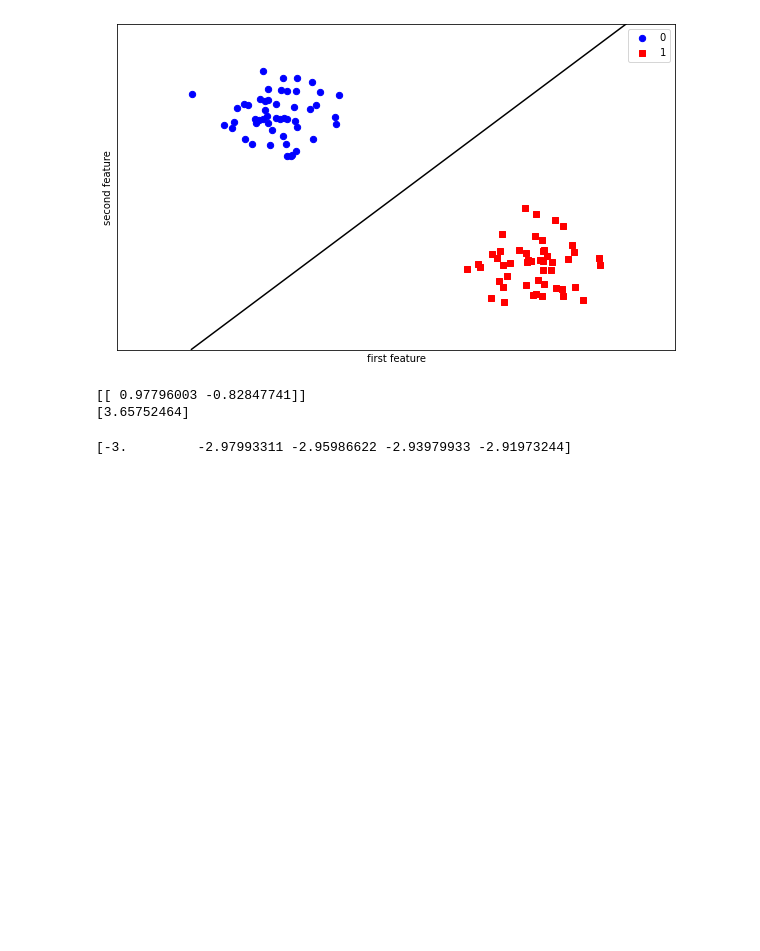
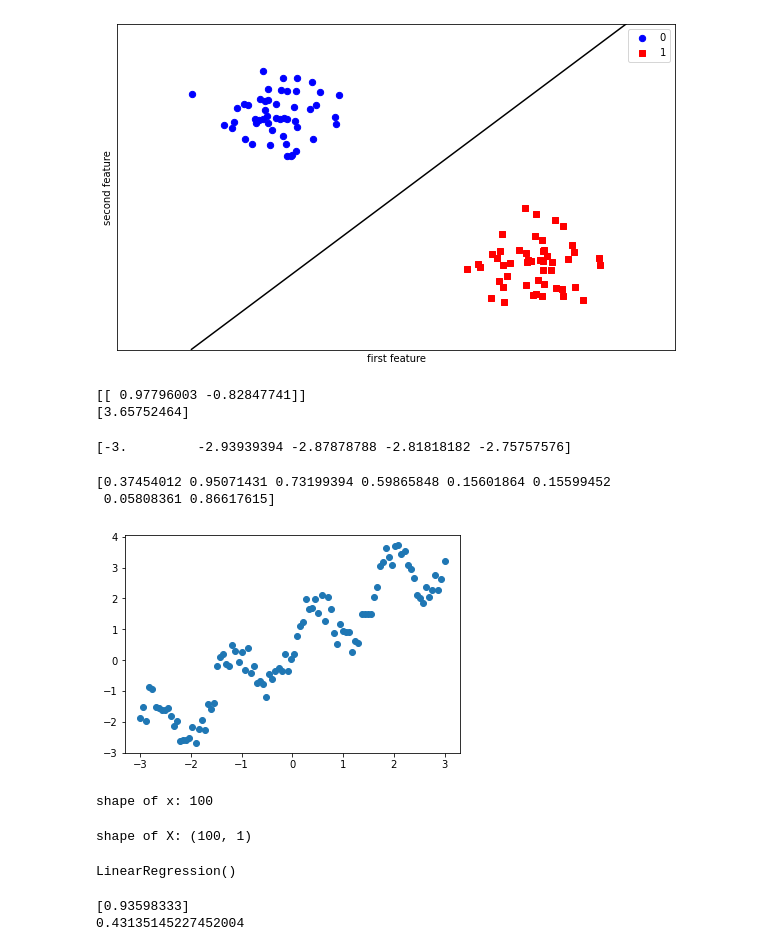
Before and after one commit to Mahrokh-Eb/Machine-Learning-With-Python, a Jupyter notebook: 3_3_skitlearn_Digit.ipynb, the cells around one changed output. Drawn from its saved outputs; the diff is of its cells as text; code cells hidden in the pictures; blank space fills up the shorter version.

```diff
--- a/3_3_skitlearn_Digit.ipynb
+++ b/3_3_skitlearn_Digit.ipynb
@@ -318,7 +318,29 @@ print(clf.intercept_)
 [[ 0.97796003 -0.82847741]]
 [3.65752464]
 # %%
-x = np.linspace(-3, 3, 300)
+x = np.linspace(-3, 3, 100)
 print(x[:5])
 # %% [output]
-[-3.         -2.97993311 -2.95986622 -2.93979933 -2.91973244]
+[-3.         -2.93939394 -2.87878788 -2.81818182 -2.75757576]
+# %%
+rng = np.random.RandomState(42)
+print(rng.uniform(size=8))
+# %% [output]
+[0.37454012 0.95071431 0.73199394 0.59865848 0.15601864 0.15599452
+ 0.05808361 0.86617615]
+# %%
+y = np.sin(4*x)+x+rng.uniform(size=len(x))
+# %%
+plt.plot(x, y, 'o');
+# %% [output]
+[figure, added]
+# %%
+print('shape of x: %.d' %x.shape)
+X = x[:, np.newaxis]
+# %% [output]
+shape of x: 100
+# %%
+b = X.shape
+print('shape of X:', b)
+# %% [output]
+shape of X: (100, 1)
@@ -324,0 +351,13 @@ print(x[:5])
+# %%
+from re import VERBOSE
+from sklearn.linear_model import LinearRegression
+clf = LinearRegression()
+clf.fit(X_train, y_train)
+# %% [output]
+LinearRegression()
+# %%
+print(clf.coef_) #w
+print(clf.intercept_) #b
+# %% [output]
+[0.93598333]
+0.43135145227452004
```
Also changed, not shown: parts of 5 cells of this notebook.
